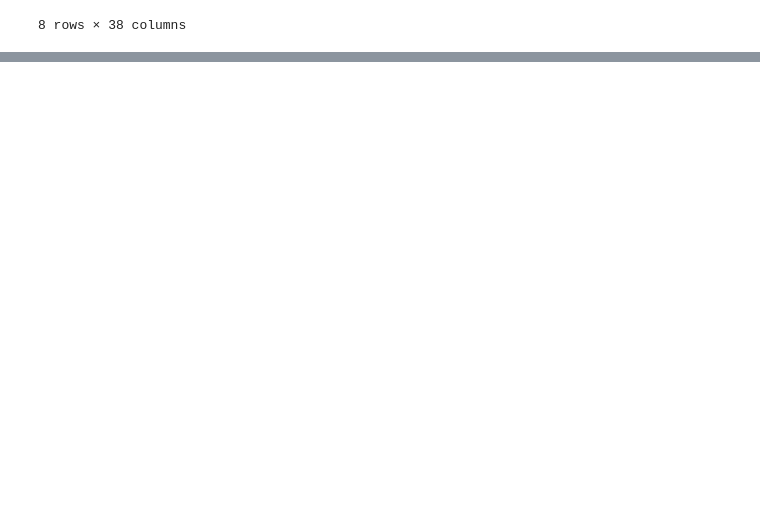
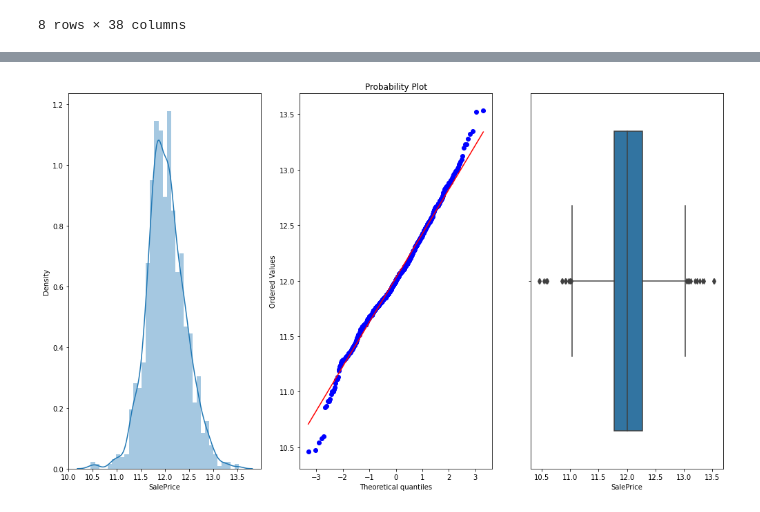
Before and after one commit to kish191919/Python_Project, a Jupyter notebook: house-prices-advanced-regression-techniques/house_prices_advanced_regression_techniques_1.ipynb, the cells around one changed output, grey strips where cells are left out. Drawn from its saved outputs; the diff is of its cells as text; code cells hidden in the pictures; blank space fills up the shorter version.

```diff
--- a/house-prices-advanced-regression-techniques/house_prices_advanced_regression_techniques_1.ipynb
+++ b/house-prices-advanced-regression-techniques/house_prices_advanced_regression_techniques_1.ipynb
@@ -37,0 +52,16 @@ train.describe()
+# %%
+normalized_price = np.log1p(train["SalePrice"])
+plt.figure(figsize=(17,10))
+
+plt.subplot(131)
+sns.distplot(normalized_price)
+
+plt.subplot(132)
+stats.probplot(normalized_price, plot=plt)
+
+plt.subplot(133)
+sns.boxplot(normalized_price)
+
+plt.show()
+# %% [output]
+[figure, added]
```
Also changed, not shown: parts of 16 cells of this notebook.
